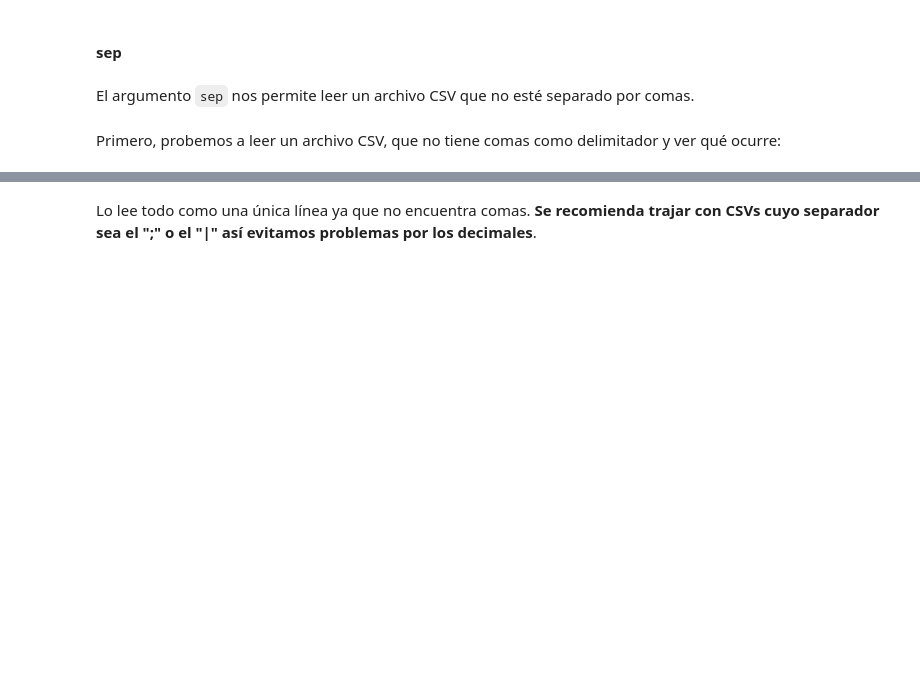
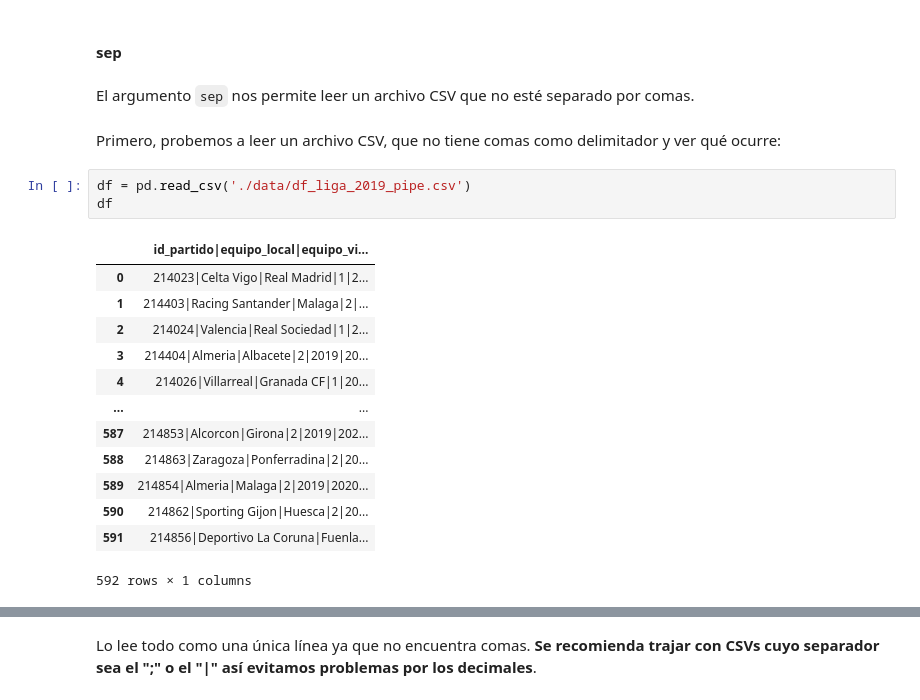
Before and after one commit to dianahoyos/DS_Online_Diana_Hoyos, a Jupyter notebook: 03_Data_Analysis/Sprint_05/Unidad_02_Procesado_Datos_Internos_Ficheros/01_Workout/02_Ficheros_CSV.ipynb, the cells around one changed output, grey strips where cells are left out. Cells and saved outputs as stored; diff of their text form; blank space fills up the shorter version.

```diff
--- a/03_Data_Analysis/Sprint_05/Unidad_02_Procesado_Datos_Internos_Ficheros/01_Workout/02_Ficheros_CSV.ipynb
+++ b/03_Data_Analysis/Sprint_05/Unidad_02_Procesado_Datos_Internos_Ficheros/01_Workout/02_Ficheros_CSV.ipynb
@@ -60,3 +121,20 @@ El argumento `sep` nos permite leer un archivo CSV que no esté separado por com
 # %% [markdown]
 
 Primero, probemos a leer un archivo CSV, que no tiene comas como delimitador y ver qué ocurre:
+# %%
+df = pd.read_csv('./data/df_liga_2019_pipe.csv')
+df
+# %% [output]
+|  | id_partido|equipo_local|equipo_vi... |
+| 0 | 214023|Celta Vigo|Real Madrid|1|2... |
+| 1 | 214403|Racing Santander|Malaga|2|... |
+| 2 | 214024|Valencia|Real Sociedad|1|2... |
+| 3 | 214404|Almeria|Albacete|2|2019|20... |
+| 4 | 214026|Villarreal|Granada CF|1|20... |
+| ... | ... |
+| 587 | 214853|Alcorcon|Girona|2|2019|202... |
+| 588 | 214863|Zaragoza|Ponferradina|2|20... |
+| 589 | 214854|Almeria|Malaga|2|2019|2020... |
+| 590 | 214862|Sporting Gijon|Huesca|2|20... |
+| 591 | 214856|Deportivo La Coruna|Fuenla... |
+592 rows × 1 columns
```
Also changed, not shown: parts of 10 cells of this notebook, 30 other files.
